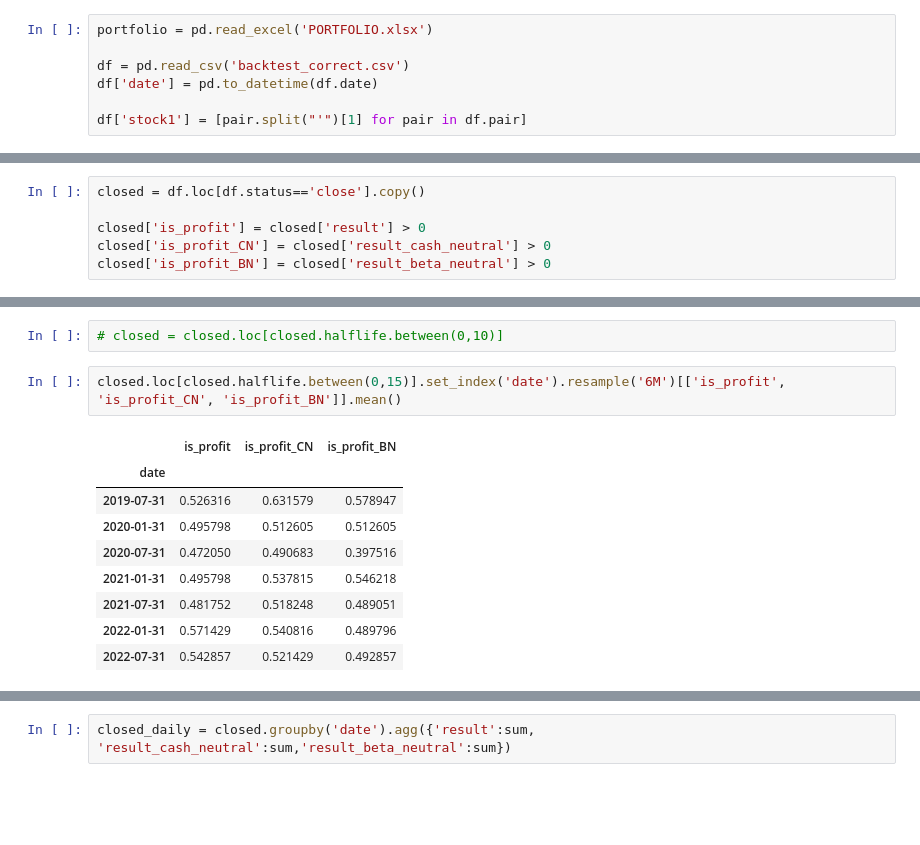
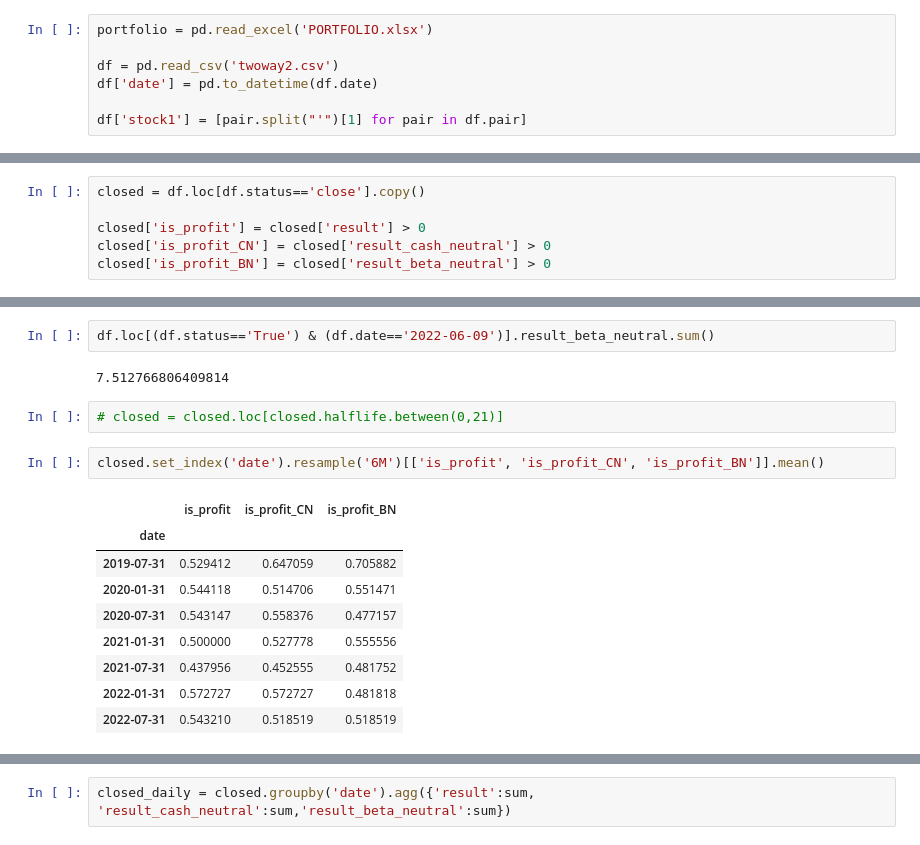
Before and after one commit to CorreaWillian/cointegration, a Jupyter notebook: EDA - Copia.ipynb, the cells around one changed output, grey strips where cells are left out. Drawn from its saved outputs; the diff is of its cells as text; blank space fills up the shorter version.

```diff
--- a/EDA - Copia.ipynb
+++ b/EDA - Copia.ipynb
@@ -18,7 +18,7 @@ import ast
 # %%
 portfolio = pd.read_excel('PORTFOLIO.xlsx')
 
-df = pd.read_csv('backtest_correct.csv')
+df = pd.read_csv('twoway2.csv')
 df['date'] = pd.to_datetime(df.date)
 
 df['stock1'] = [pair.split("'")[1] for pair in df.pair]
@@ -131,14 +152,18 @@ closed['is_profit_BN'] = closed['result_beta_neutral'] > 0
+# %%
+df.loc[(df.status=='True') & (df.date=='2022-06-09')].result_beta_neutral.sum()
+# %% [output]
+7.512766806409814
 # %%
-# closed = closed.loc[closed.halflife.between(0,10)]
+# closed = closed.loc[closed.halflife.between(0,21)]
 # %%
-closed.loc[closed.halflife.between(0,15)].set_index('date').resample('6M')[['is_profit', 'is_profit_CN', 'is_profit_BN']].mean()
+closed.set_index('date').resample('6M')[['is_profit', 'is_profit_CN', 'is_profit_BN']].mean()
 # %% [output]
 |  | is_profit | is_profit_CN | is_profit_BN |
 | date |  |  |  |
-| 2019-07-31 | 0.526316 | 0.631579 | 0.578947 |
-| 2020-01-31 | 0.495798 | 0.512605 | 0.512605 |
-| 2020-07-31 | 0.472050 | 0.490683 | 0.397516 |
-| 2021-01-31 | 0.495798 | 0.537815 | 0.546218 |
-| 2021-07-31 | 0.481752 | 0.518248 | 0.489051 |
-| 2022-01-31 | 0.571429 | 0.540816 | 0.489796 |
-| 2022-07-31 | 0.542857 | 0.521429 | 0.492857 |
+| 2019-07-31 | 0.529412 | 0.647059 | 0.705882 |
+| 2020-01-31 | 0.544118 | 0.514706 | 0.551471 |
+| 2020-07-31 | 0.543147 | 0.558376 | 0.477157 |
+| 2021-01-31 | 0.500000 | 0.527778 | 0.555556 |
+| 2021-07-31 | 0.437956 | 0.452555 | 0.481752 |
+| 2022-01-31 | 0.572727 | 0.572727 | 0.481818 |
+| 2022-07-31 | 0.543210 | 0.518519 | 0.518519 |
```
Also changed, not shown: parts of 29 cells of this notebook, 18 other files.
